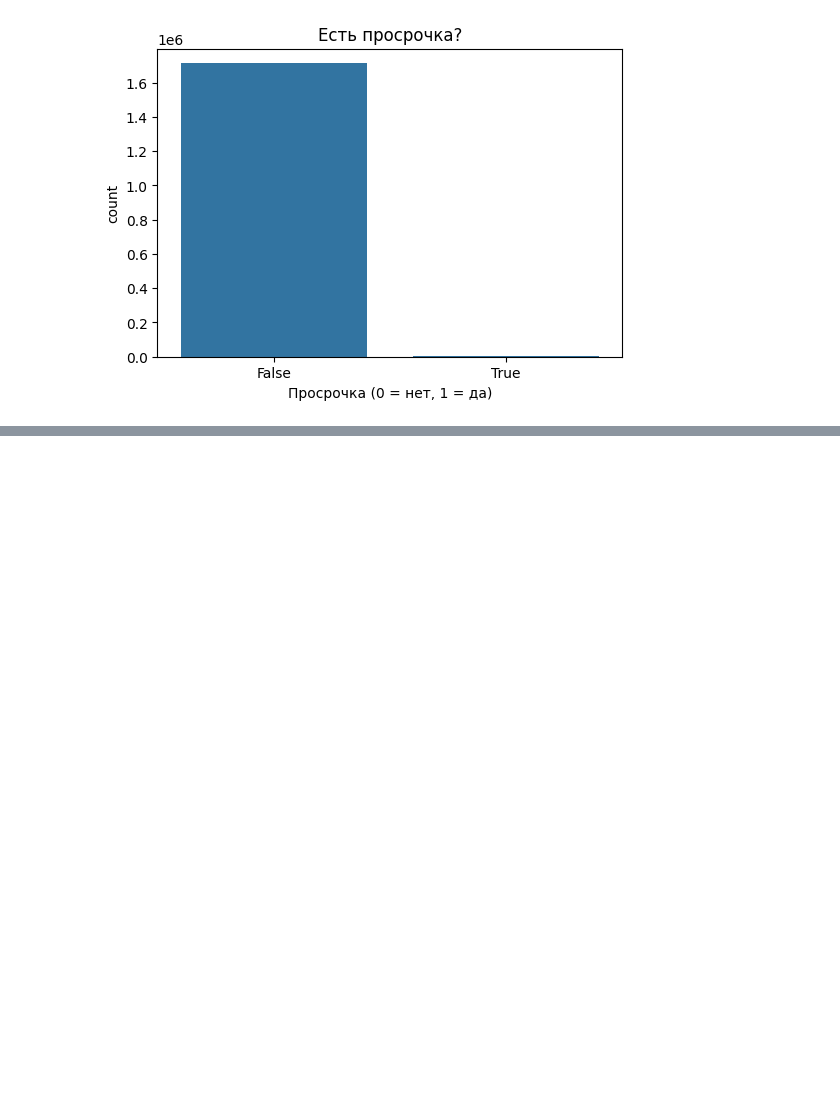
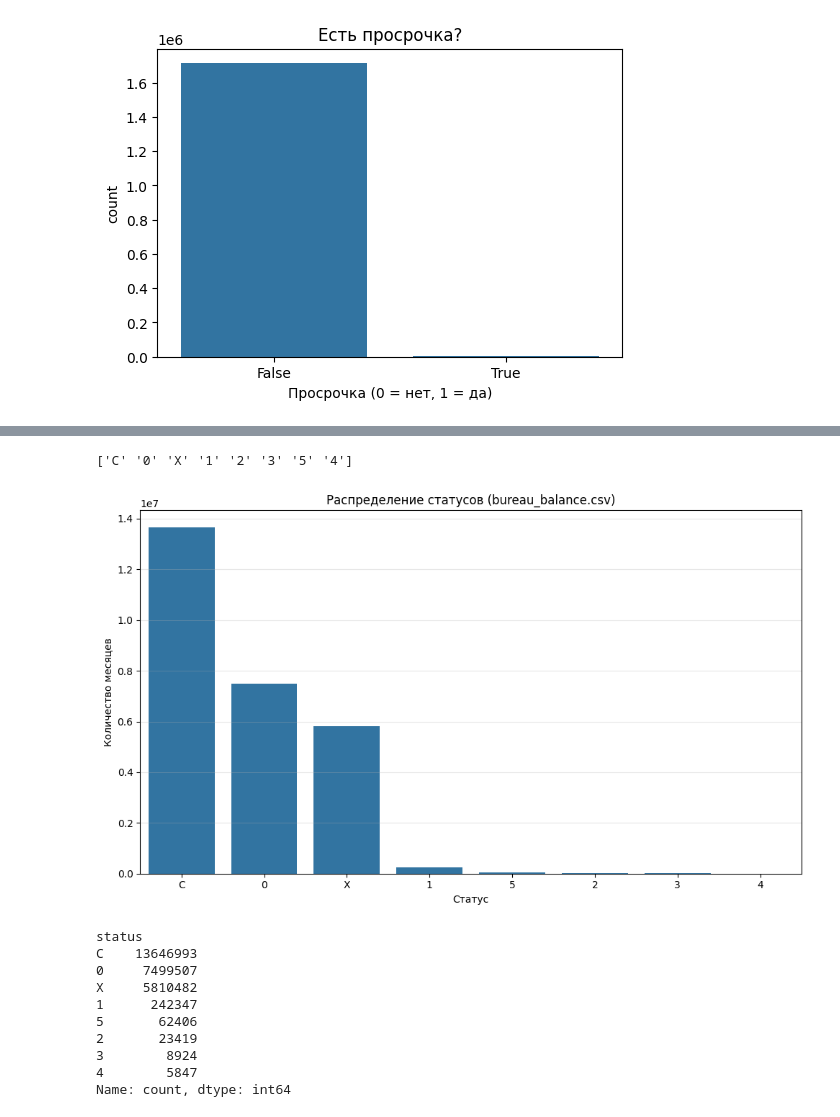
Before and after one commit to malakhovs04/Home-Credit-Default-Risk, a Jupyter notebook: check_tables.ipynb, the cells around one changed output, grey strips where cells are left out. Drawn from its saved outputs; the diff is of its cells as text; code cells hidden in the pictures; blank space fills up the shorter version.

Commit message:
working with a table 'burean_balance.csv(df_balance_b))'

```diff
--- a/check_tables.ipynb
+++ b/check_tables.ipynb
@@ -436,0 +505,31 @@ plt.show()
+# %%
+print(df_bruean_b['status'].unique())
+# %% [output]
+['C' '0' 'X' '1' '2' '3' '5' '4']
+# %%
+status_counts = df_bruean_b['status'].value_counts()
+
+plt.figure(figsize=(10, 6))
+sns.barplot(x=status_counts.index, y=status_counts.values)
+
+
+plt.title('Распределение статусов (bureau_balance.csv)')
+plt.xlabel('Статус')
+plt.ylabel('Количество месяцев')
+plt.grid(axis='y', alpha=0.3)
+plt.tight_layout()
+plt.show()
+
+print(status_counts)
+# %% [output]
+[figure, added]
+status
+C    13646993
+0     7499507
+X     5810482
+1      242347
+5       62406
+2       23419
+3        8924
+4        5847
+Name: count, dtype: int64
```
Also changed, not shown: parts of 8 cells of this notebook.
